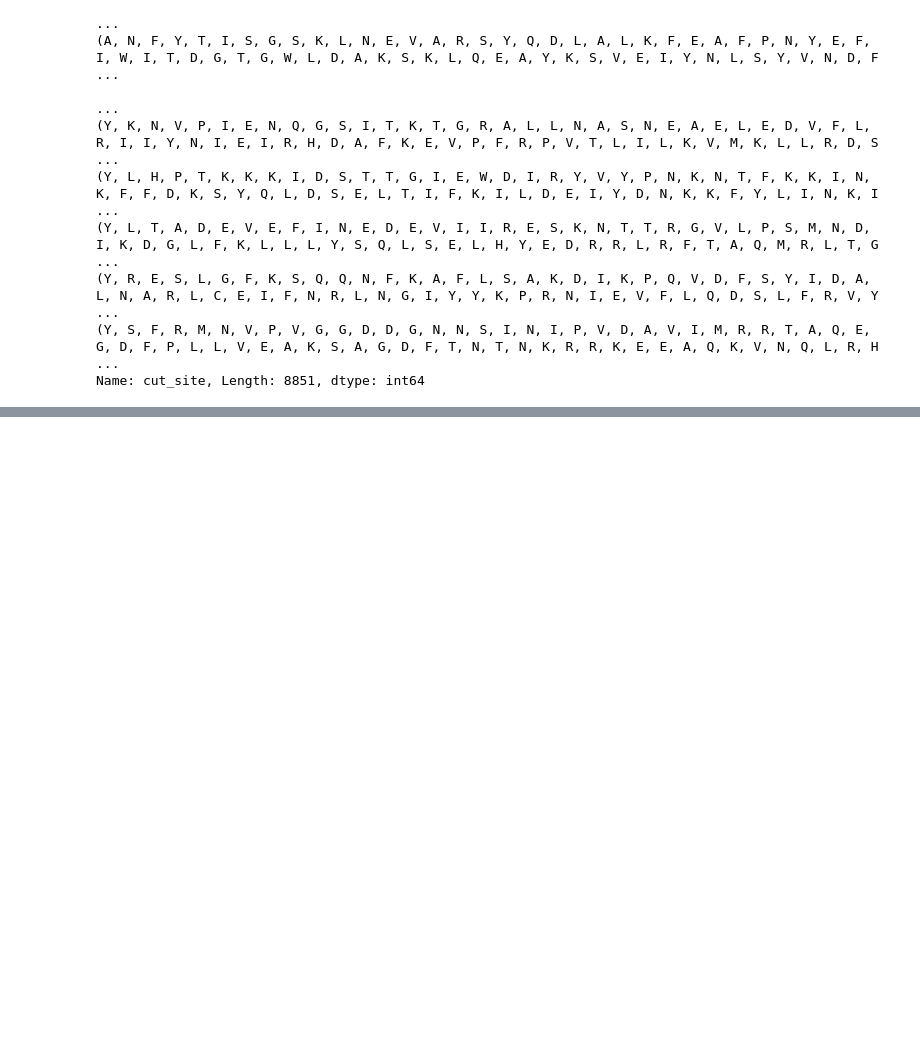
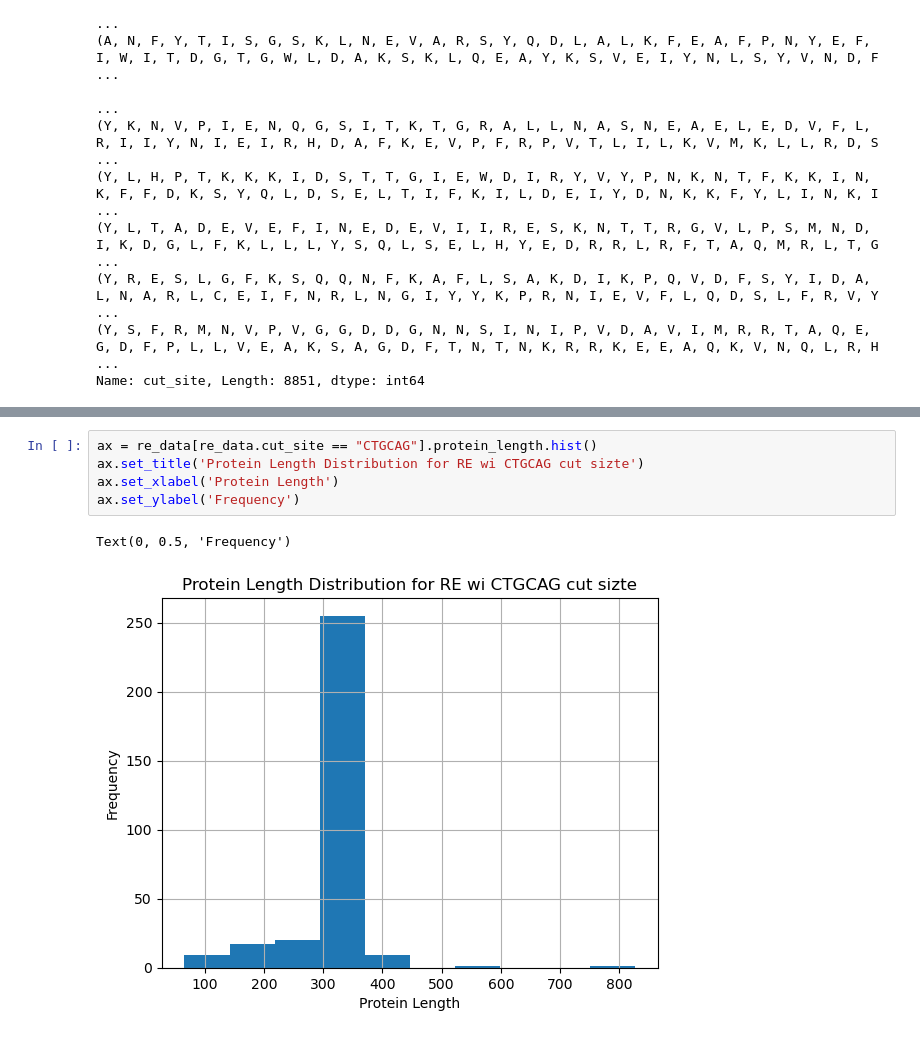
Before and after one commit to khoa-yelo/SeqUtils, a Jupyter notebook: notebooks/example.ipynb, the cells around one changed output, grey strips where cells are left out. Drawn from its saved outputs; the diff is of its cells as text; blank space fills up the shorter version.

```diff
--- a/notebooks/example.ipynb
+++ b/notebooks/example.ipynb
@@ -40,0 +61,8 @@ Name: cut_site, Length: 8851, dtype: int64
+# %%
+ax = re_data[re_data.cut_site == "CTGCAG"].protein_length.hist()
+ax.set_title('Protein Length Distribution for RE wi CTGCAG cut sizte')
+ax.set_xlabel('Protein Length')
+ax.set_ylabel('Frequency')
+# %% [output]
+Text(0, 0.5, 'Frequency')
+[figure, added]
```
Also changed, not shown: parts of 5 cells of this notebook, 19 other files.
